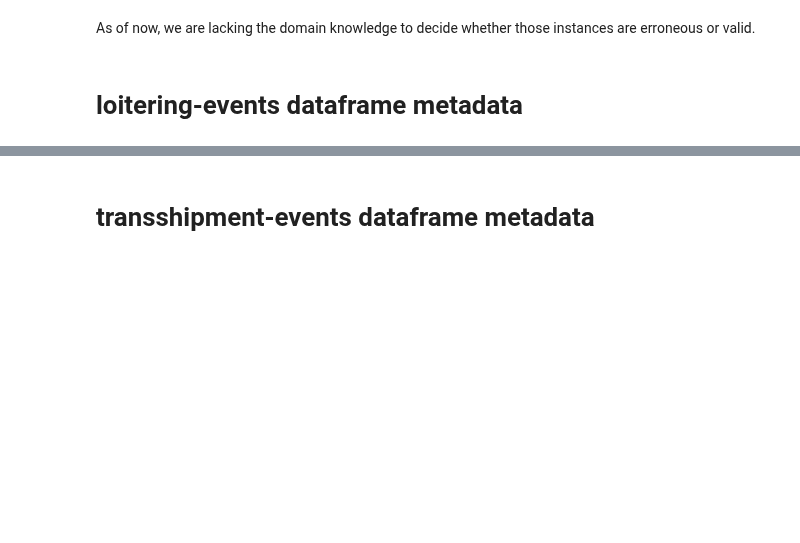
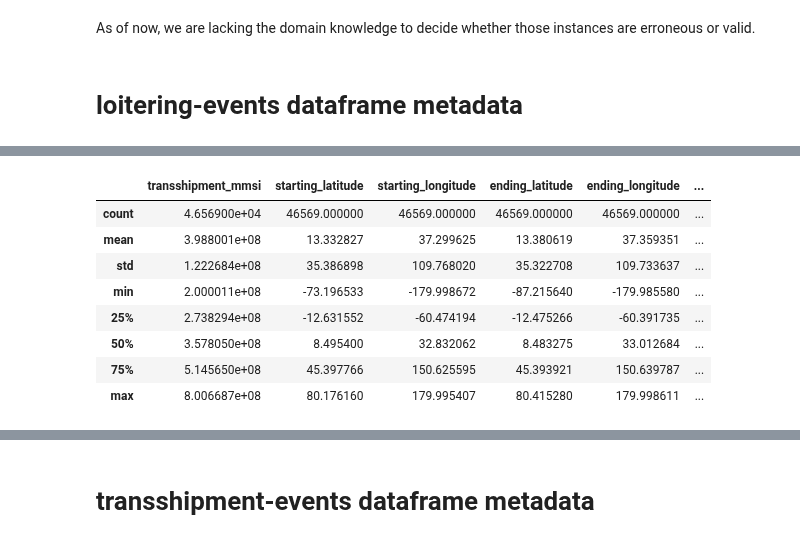
Before and after one commit to neuhart/Doing_DataScience_SS22, a Jupyter notebook: EDA.ipynb, the cells around one changed output, grey strips where cells are left out. Cells and saved outputs as stored; diff of their text form; code cells hidden in the pictures; blank space fills up the shorter version.

```diff
--- a/EDA.ipynb
+++ b/EDA.ipynb
@@ -154,0 +137,12 @@ Shape:  (46569, 9)
+# %%
+df_loit.describe()
+# %% [output]
+|  | transshipment_mmsi | starting_latitude | starting_longitude | ending_latitude | ending_longitude | ... |
+| count | 4.656900e+04 | 46569.000000 | 46569.000000 | 46569.000000 | 46569.000000 | ... |
+| mean | 3.988001e+08 | 13.332827 | 37.299625 | 13.380619 | 37.359351 | ... |
+| std | 1.222684e+08 | 35.386898 | 109.768020 | 35.322708 | 109.733637 | ... |
+| min | 2.000011e+08 | -73.196533 | -179.998672 | -87.215640 | -179.985580 | ... |
+| 25% | 2.738294e+08 | -12.631552 | -60.474194 | -12.475266 | -60.391735 | ... |
+| 50% | 3.578050e+08 | 8.495400 | 32.832062 | 8.483275 | 33.012684 | ... |
+| 75% | 5.145650e+08 | 45.397766 | 150.625595 | 45.393921 | 150.639787 | ... |
+| max | 8.006687e+08 | 80.176160 | 179.995407 | 80.415280 | 179.998611 | ... |
```
Also changed, not shown: parts of 14 cells of this notebook.
